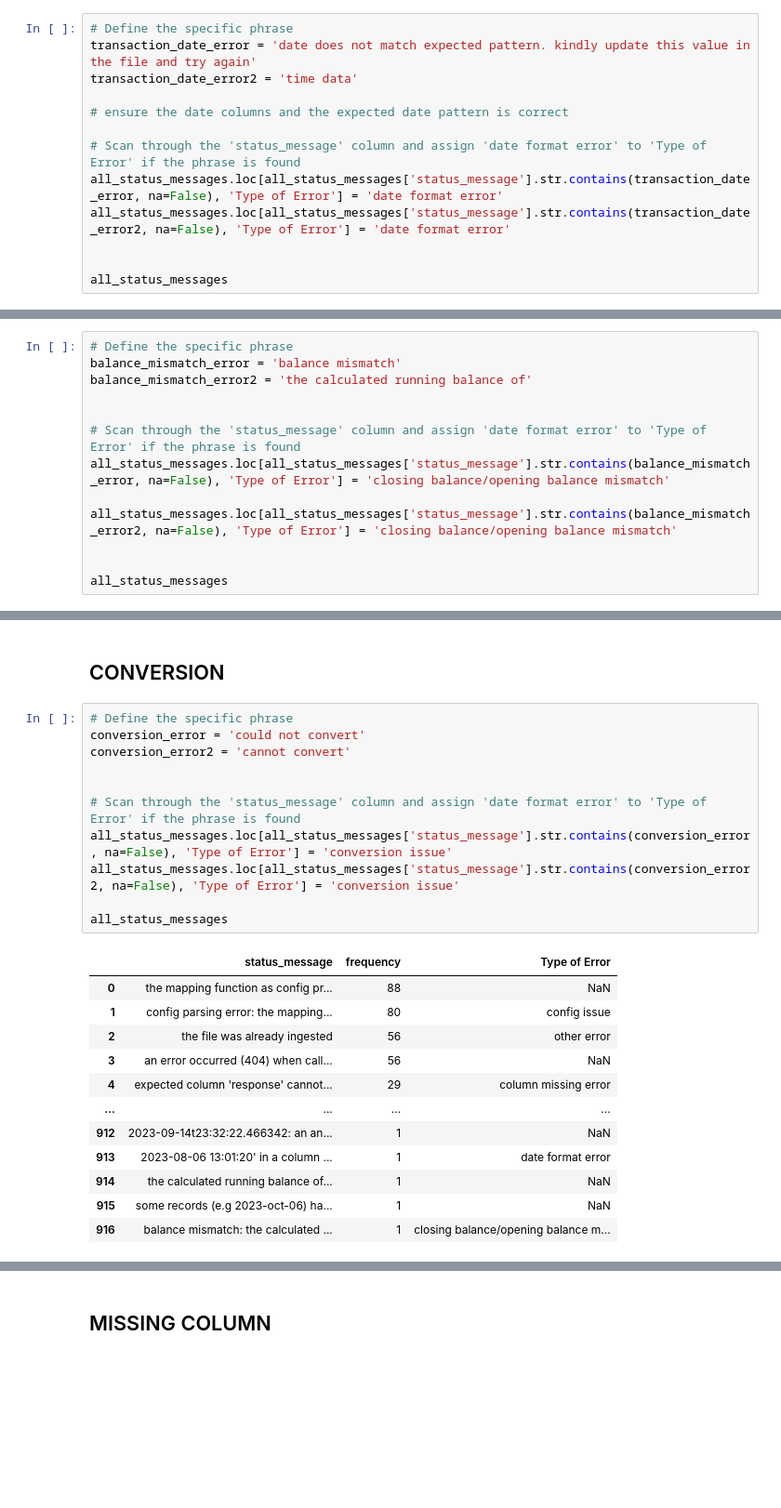
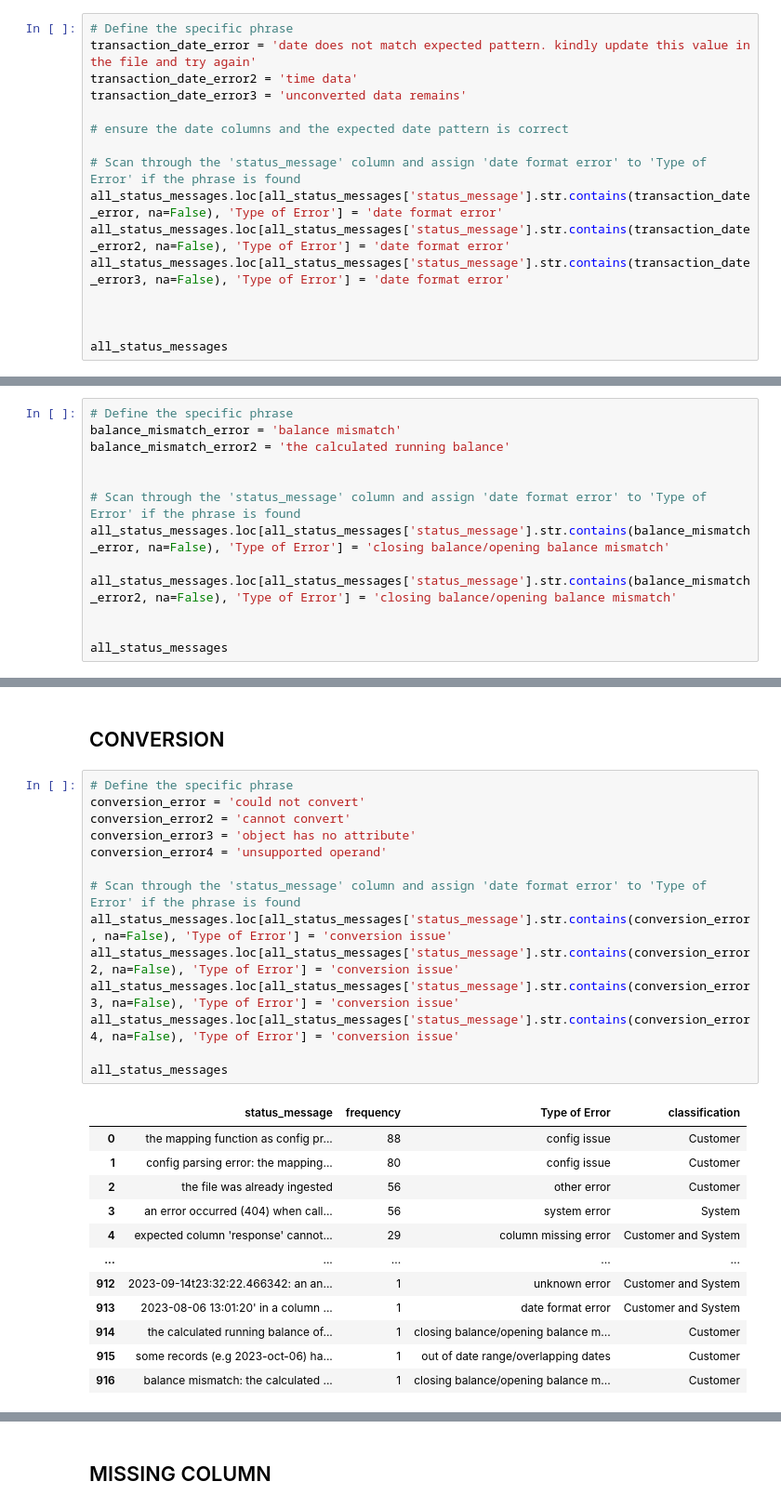
Before and after one commit to TaniaWaiganjo/Rails, a Jupyter notebook: recon_raw.ipynb, the cells around one changed output, grey strips where cells are left out. Shown at 93% size. Drawn from its saved outputs; the diff is of its cells as text; blank space fills up the shorter version.

Commit message:
Add files via upload
Completed data labelling

```diff
--- a/recon_raw.ipynb
+++ b/recon_raw.ipynb
@@ -479,12 +347,15 @@ all_status_messages
 # Define the specific phrase
 transaction_date_error = 'date does not match expected pattern. kindly update this value in the file and try again'
 transaction_date_error2 = 'time data'
+transaction_date_error3 = 'unconverted data remains'
 
 # ensure the date columns and the expected date pattern is correct
 
 # Scan through the 'status_message' column and assign 'date format error' to 'Type of Error' if the phrase is found
 all_status_messages.loc[all_status_messages['status_message'].str.contains(transaction_date_error, na=False), 'Type of Error'] = 'date format error'
 all_status_messages.loc[all_status_messages['status_message'].str.contains(transaction_date_error2, na=False), 'Type of Error'] = 'date format error'
+all_status_messages.loc[all_status_messages['status_message'].str.contains(transaction_date_error3, na=False), 'Type of Error'] = 'date format error'
+
 
 
 all_status_messages
@@ -507,7 +378,7 @@ all_status_messages
 # %%
 # Define the specific phrase
 balance_mismatch_error = 'balance mismatch'
-balance_mismatch_error2 = 'the calculated running balance of'
+balance_mismatch_error2 = 'the calculated running balance'
 
 
 # Scan through the 'status_message' column and assign 'date format error' to 'Type of Error' if the phrase is found
@@ -560,24 +431,27 @@ all_status_messages
 # %%
 # Define the specific phrase
 conversion_error = 'could not convert'
 conversion_error2 = 'cannot convert'
-
+conversion_error3 = 'object has no attribute'
+conversion_error4 = 'unsupported operand'
 
 # Scan through the 'status_message' column and assign 'date format error' to 'Type of Error' if the phrase is found
 all_status_messages.loc[all_status_messages['status_message'].str.contains(conversion_error, na=False), 'Type of Error'] = 'conversion issue'
 all_status_messages.loc[all_status_messages['status_message'].str.contains(conversion_error2, na=False), 'Type of Error'] = 'conversion issue'
+all_status_messages.loc[all_status_messages['status_message'].str.contains(conversion_error3, na=False), 'Type of Error'] = 'conversion issue'
+all_status_messages.loc[all_status_messages['status_message'].str.contains(conversion_error4, na=False), 'Type of Error'] = 'conversion issue'
 
 all_status_messages
 # %% [output]
-|  | status_message | frequency | Type of Error |
-| 0 | the mapping function as config pr... | 88 | NaN |
-| 1 | config parsing error: the mapping... | 80 | config issue |
-| 2 | the file was already ingested | 56 | other error |
-| 3 | an error occurred (404) when call... | 56 | NaN |
-| 4 | expected column 'response' cannot... | 29 | column missing error |
-| ... | ... | ... | ... |
-| 912 | 2023-09-14t23:32:22.466342: an an... | 1 | NaN |
-| 913 | 2023-08-06 13:01:20' in a column ... | 1 | date format error |
-| 914 | the calculated running balance of... | 1 | NaN |
-| 915 | some records (e.g 2023-oct-06) ha... | 1 | NaN |
-| 916 | balance mismatch: the calculated ... | 1 | closing balance/opening balance m... |
+|  | status_message | frequency | Type of Error | classification |
+| 0 | the mapping function as config pr... | 88 | config issue | Customer |
+| 1 | config parsing error: the mapping... | 80 | config issue | Customer |
+| 2 | the file was already ingested | 56 | other error | Customer |
+| 3 | an error occurred (404) when call... | 56 | system error | System |
+| 4 | expected column 'response' cannot... | 29 | column missing error | Customer and System |
+| ... | ... | ... | ... | ... |
+| 912 | 2023-09-14t23:32:22.466342: an an... | 1 | unknown error | Customer and System |
+| 913 | 2023-08-06 13:01:20' in a column ... | 1 | date format error | Customer and System |
+| 914 | the calculated running balance of... | 1 | closing balance/opening balance m... | Customer |
+| 915 | some records (e.g 2023-oct-06) ha... | 1 | out of date range/overlapping dates | Customer |
+| 916 | balance mismatch: the calculated ... | 1 | closing balance/opening balance m... | Customer |
```
Also changed, not shown: parts of 38 cells of this notebook.
